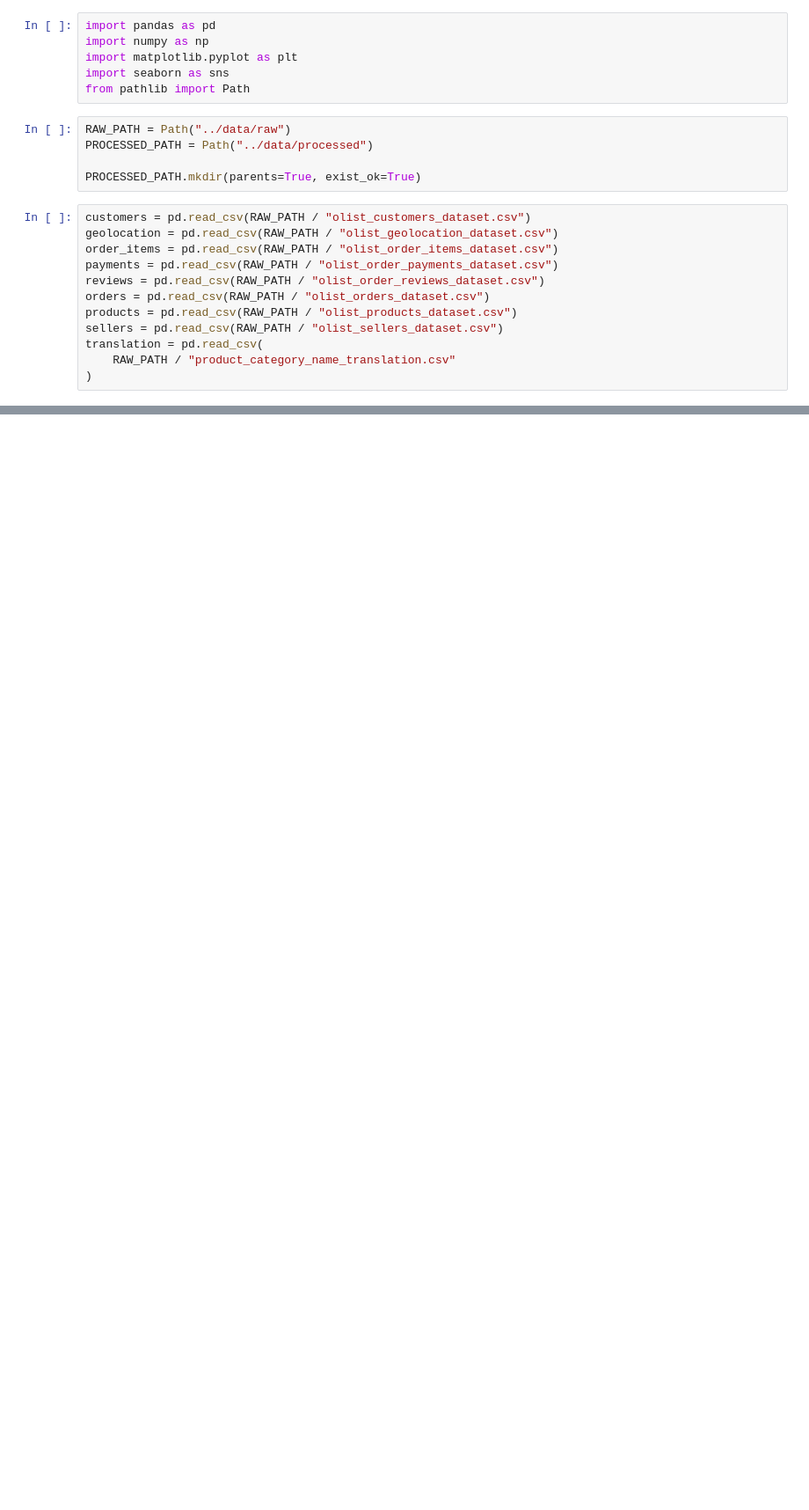
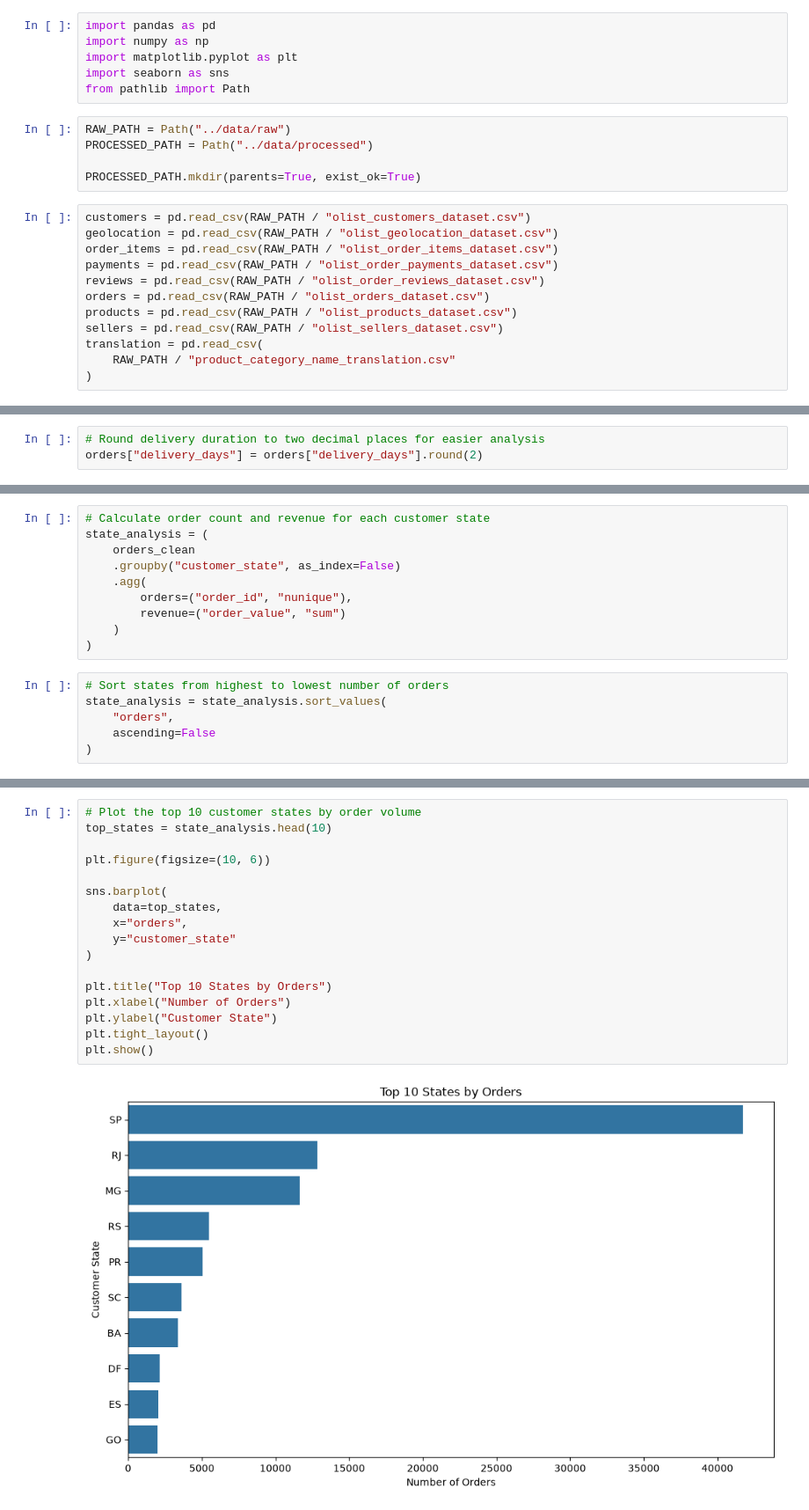
Before and after one commit to Mukul9560/Ecommerce-Business-Intelligence, a Jupyter notebook: notebooks/2.Cleaning_EDA.ipynb, the cells around one changed output, grey strips where cells are left out. Shown at 88% size. Drawn from its saved outputs; the diff is of its cells as text; blank space fills up the shorter version.

```diff
--- a/notebooks/2.Cleaning_EDA.ipynb
+++ b/notebooks/2.Cleaning_EDA.ipynb
@@ -52,0 +183,3 @@ translation     Rows: 71 | Columns: 2
+# %%
+# Round delivery duration to two decimal places for easier analysis
+orders["delivery_days"] = orders["delivery_days"].round(2)
@@ -52,0 +732,16 @@ translation     Rows: 71 | Columns: 2
+# %%
+# Calculate order count and revenue for each customer state
+state_analysis = (
+    orders_clean
+    .groupby("customer_state", as_index=False)
+    .agg(
+        orders=("order_id", "nunique"),
+        revenue=("order_value", "sum")
+    )
+)
+# %%
+# Sort states from highest to lowest number of orders
+state_analysis = state_analysis.sort_values(
+    "orders",
+    ascending=False
+)
@@ -52,0 +907,19 @@ translation     Rows: 71 | Columns: 2
+# %%
+# Plot the top 10 customer states by order volume
+top_states = state_analysis.head(10)
+
+plt.figure(figsize=(10, 6))
+
+sns.barplot(
+    data=top_states,
+    x="orders",
+    y="customer_state"
+)
+
+plt.title("Top 10 States by Orders")
+plt.xlabel("Number of Orders")
+plt.ylabel("Customer State")
+plt.tight_layout()
+plt.show()
+# %% [output]
+[figure, added]
```
Also changed, not shown: parts of 99 cells of this notebook, 7 other files.
